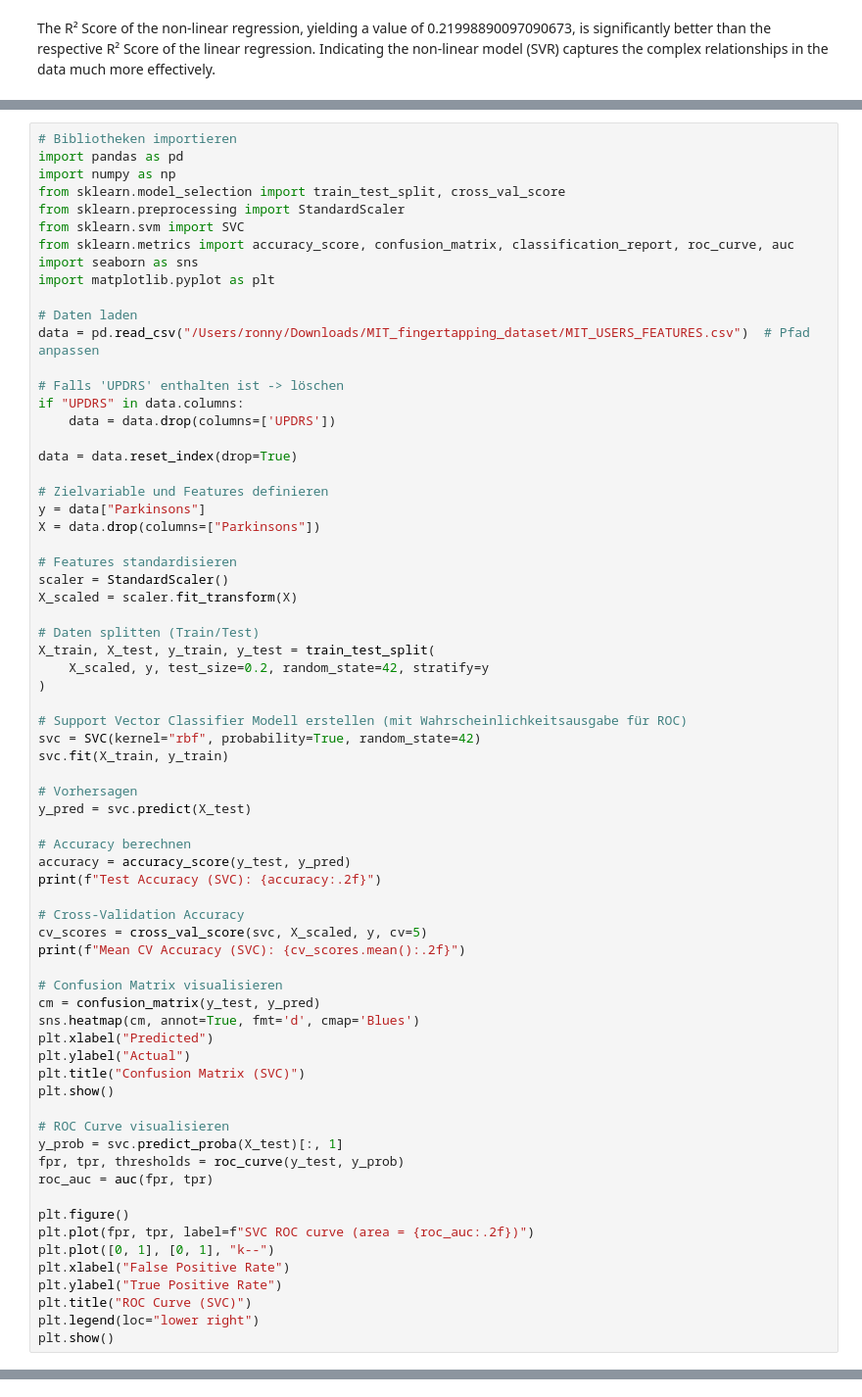
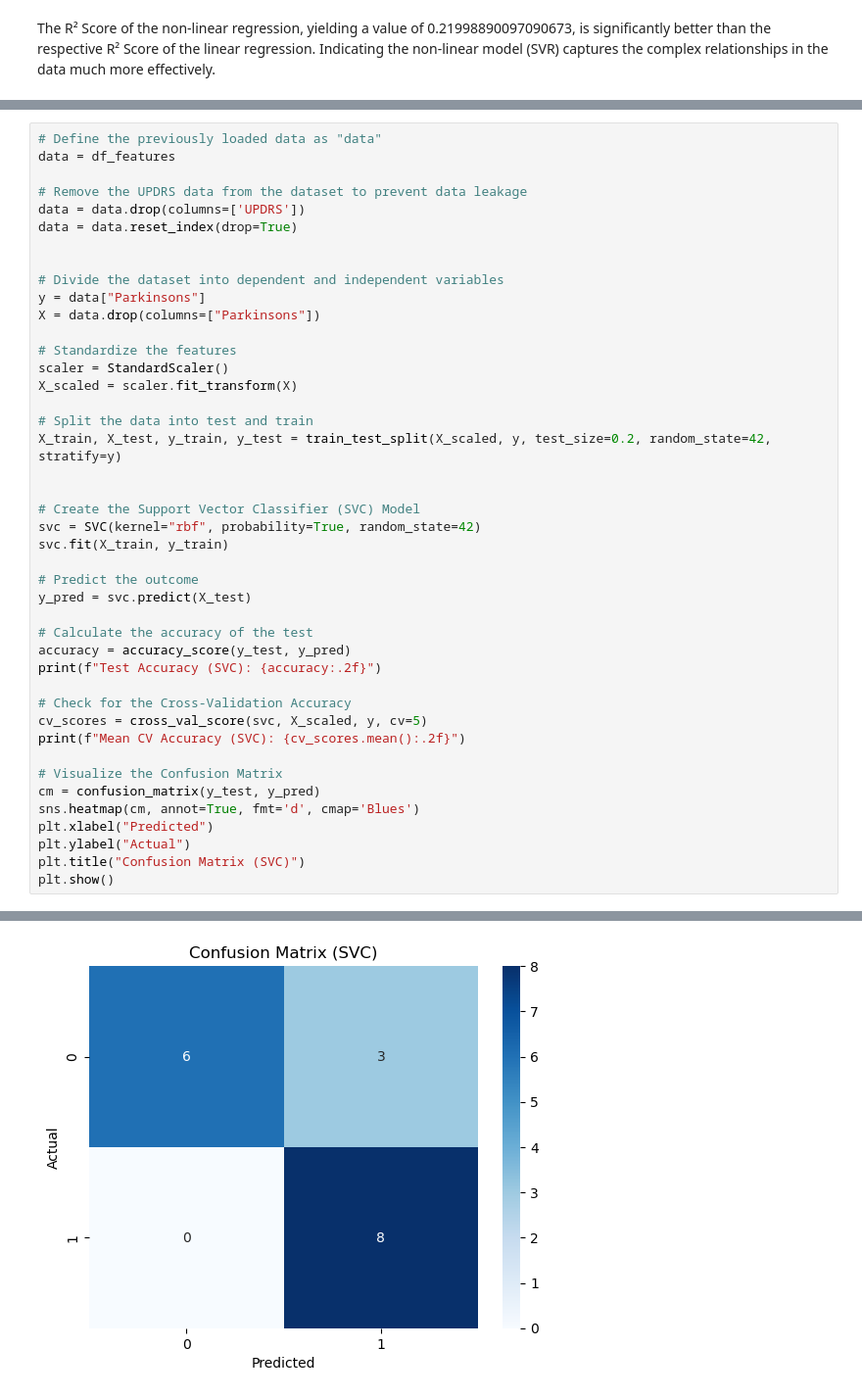
Before and after one commit to Chair2805/datenanalyse-gruppenprojekt, a Jupyter notebook: data science course work_new.ipynb, the cells around one changed output, grey strips where cells are left out. Shown at 98% size. Drawn from its saved outputs; the diff is of its cells as text.

```diff
--- a/data science course work_new.ipynb
+++ b/data science course work_new.ipynb
@@ -483,69 +466,44 @@ FileNotFoundError: [Errno 2] No such file or directory: '/Users/ronny/Downloads/
 # %%
-# Bibliotheken importieren
-import pandas as pd
-import numpy as np
-from sklearn.model_selection import train_test_split, cross_val_score
-from sklearn.preprocessing import StandardScaler
-from sklearn.svm import SVC
-from sklearn.metrics import accuracy_score, confusion_matrix, classification_report, roc_curve, auc
-import seaborn as sns
-import matplotlib.pyplot as plt
+# Define the previously loaded data as "data"
+data = df_features
 
-# Daten laden
-data = pd.read_csv("/Users/ronny/Downloads/MIT_fingertapping_dataset/MIT_USERS_FEATURES.csv")  # Pfad anpassen
-
-# Falls 'UPDRS' enthalten ist -> löschen
-if "UPDRS" in data.columns:
-    data = data.drop(columns=['UPDRS'])
-
+# Remove the UPDRS data from the dataset to prevent data leakage
+data = data.drop(columns=['UPDRS'])
 data = data.reset_index(drop=True)
 
-# Zielvariable und Features definieren
+
+# Divide the dataset into dependent and independent variables
 y = data["Parkinsons"]
 X = data.drop(columns=["Parkinsons"])
 
-# Features standardisieren
+# Standardize the features
 scaler = StandardScaler()
 X_scaled = scaler.fit_transform(X)
 
-# Daten splitten (Train/Test)
-X_train, X_test, y_train, y_test = train_test_split(
-    X_scaled, y, test_size=0.2, random_state=42, stratify=y
-)
+# Split the data into test and train
+X_train, X_test, y_train, y_test = train_test_split(X_scaled, y, test_size=0.2, random_state=42, stratify=y)
 
-# Support Vector Classifier Modell erstellen (mit Wahrscheinlichkeitsausgabe für ROC)
+
+# Create the Support Vector Classifier (SVC) Model
 svc = SVC(kernel="rbf", probability=True, random_state=42)
 svc.fit(X_train, y_train)
 
-# Vorhersagen
+# Predict the outcome
 y_pred = svc.predict(X_test)
 
-# Accuracy berechnen
+# Calculate the accuracy of the test
 accuracy = accuracy_score(y_test, y_pred)
 print(f"Test Accuracy (SVC): {accuracy:.2f}")
 
-# Cross-Validation Accuracy
+# Check for the Cross-Validation Accuracy
 cv_scores = cross_val_score(svc, X_scaled, y, cv=5)
 print(f"Mean CV Accuracy (SVC): {cv_scores.mean():.2f}")
 
-# Confusion Matrix visualisieren
+# Visualize the Confusion Matrix
 cm = confusion_matrix(y_test, y_pred)
 sns.heatmap(cm, annot=True, fmt='d', cmap='Blues')
 plt.xlabel("Predicted")
 plt.ylabel("Actual")
 plt.title("Confusion Matrix (SVC)")
 plt.show()
-
-# ROC Curve visualisieren
-y_prob = svc.predict_proba(X_test)[:, 1]
-fpr, tpr, thresholds = roc_curve(y_test, y_prob)
-roc_auc = auc(fpr, tpr)
-
-plt.figure()
-plt.plot(fpr, tpr, label=f"SVC ROC curve (area = {roc_auc:.2f})")
-plt.plot([0, 1], [0, 1], "k--")
-plt.xlabel("False Positive Rate")
-plt.ylabel("True Positive Rate")
-plt.title("ROC Curve (SVC)")
-plt.legend(loc="lower right")
-plt.show()
+# %% [output]
@@ -552 +512,2 @@ plt.show()
+[figure, added]
 # %%
```
Also changed, not shown: parts of 8 cells of this notebook.
